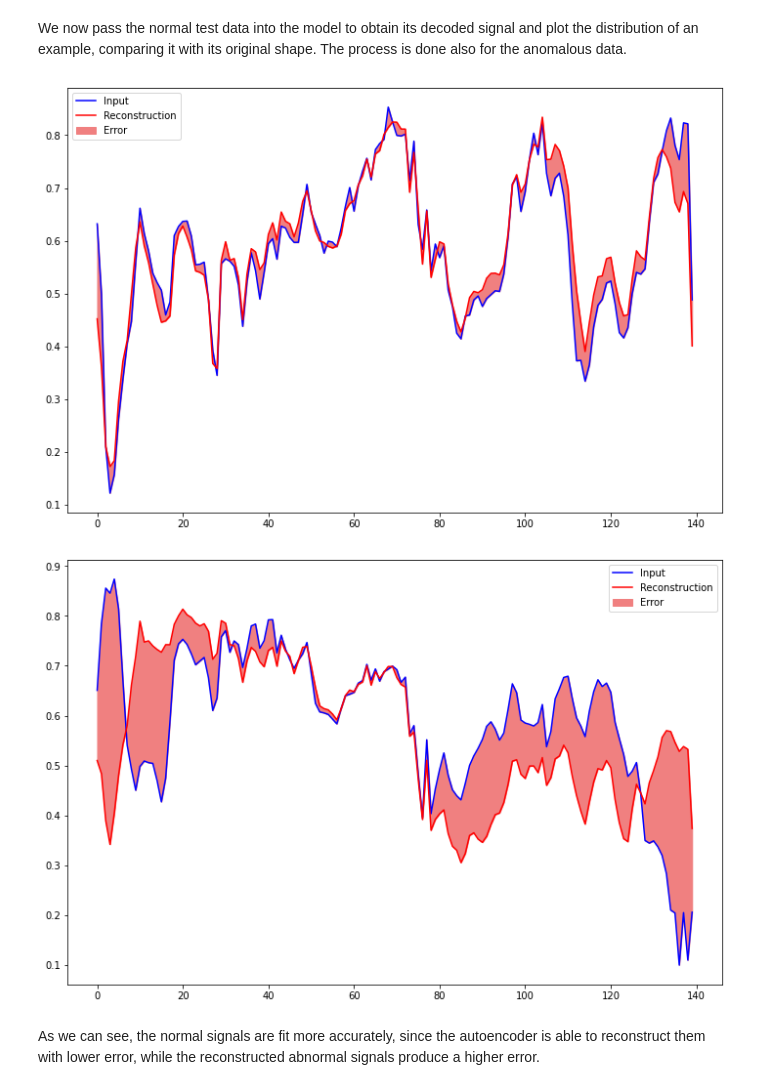
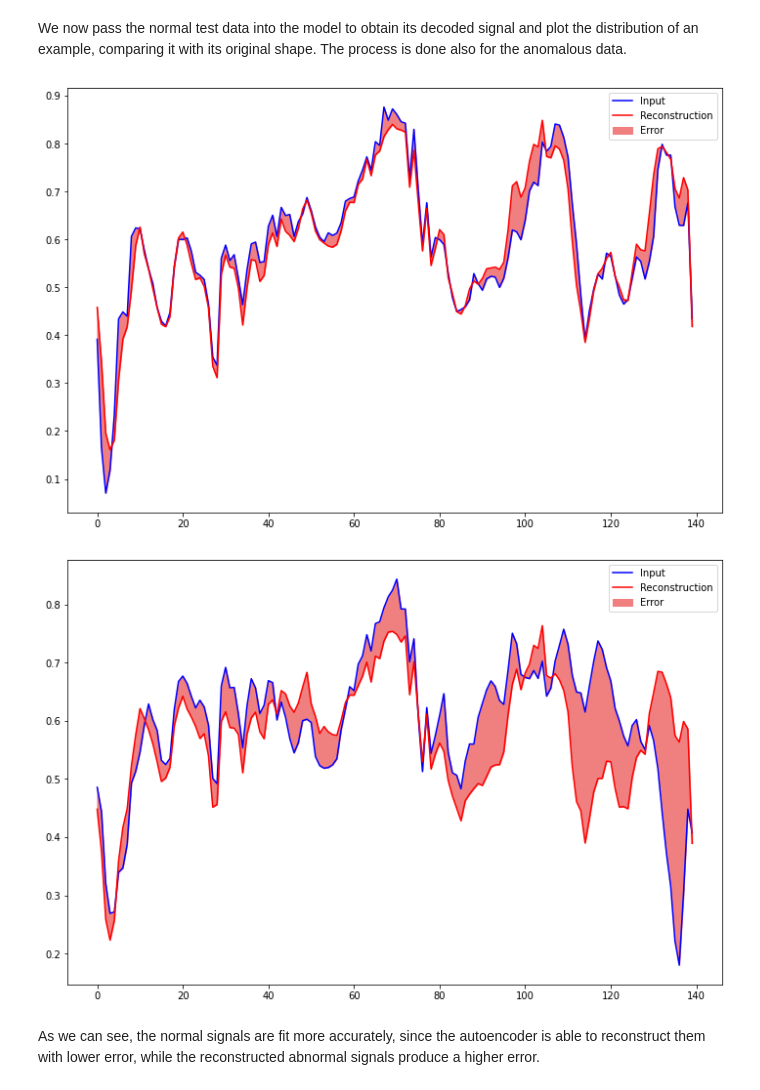
Before and after one commit to stefanopc/ECG-Anomaly-Detection-Classification, a Jupyter notebook: AI_Industry.ipynb, the cells around one changed output. Saved outputs shown, nothing was run; the diff lists cells and outputs as text; code cells hidden in the pictures.

```diff
--- a/AI_Industry.ipynb
+++ b/AI_Industry.ipynb
@@ -352,25 +352,25 @@ encoded_signal = autoencoder.encoder(normal_X_test).numpy()
 decoded_signal = autoencoder.decoder(encoded_signal).numpy()
 
 plt.figure(figsize=(12,8))
-plt.plot(normal_X_test[0], 'b')
-plt.plot(decoded_signal[0], 'r')
-plt.fill_between(np.arange(140), decoded_signal[0], normal_X_test[0], color='lightcoral')
+plt.plot(normal_X_test[100], 'b')
+plt.plot(decoded_signal[100], 'r')
+plt.fill_between(np.arange(140), decoded_signal[100], normal_X_test[100], color='lightcoral')
 plt.legend(labels=["Input", "Reconstruction", "Error"])
 plt.show()
 # %% [output]
-[figure, old version]
+[figure, new version]
 # %%
 encoded_signal = autoencoder.encoder(anomaly_X_test).numpy()
 decoded_signal = autoencoder.decoder(encoded_signal).numpy()
 
 plt.figure(figsize=(12,8))
-plt.plot(anomaly_X_test[0], 'b')
-plt.plot(decoded_signal[0], 'r')
-plt.fill_between(np.arange(140), decoded_signal[0], anomaly_X_test[0], color='lightcoral')
+plt.plot(anomaly_X_test[100], 'b')
+plt.plot(decoded_signal[100], 'r')
+plt.fill_between(np.arange(140), decoded_signal[100], anomaly_X_test[100], color='lightcoral')
 plt.legend(labels=["Input", "Reconstruction", "Error"])
 plt.show()
 # %% [output]
-[figure, old version]
+[figure, new version]
 # %% [markdown]
 As we can see, the normal signals are fit more accurately, since the autoencoder is able to reconstruct them with lower error, while the reconstructed abnormal signals produce a higher error.
 # %% [markdown]
```
Also changed, not shown: parts of 28 cells of this notebook.
